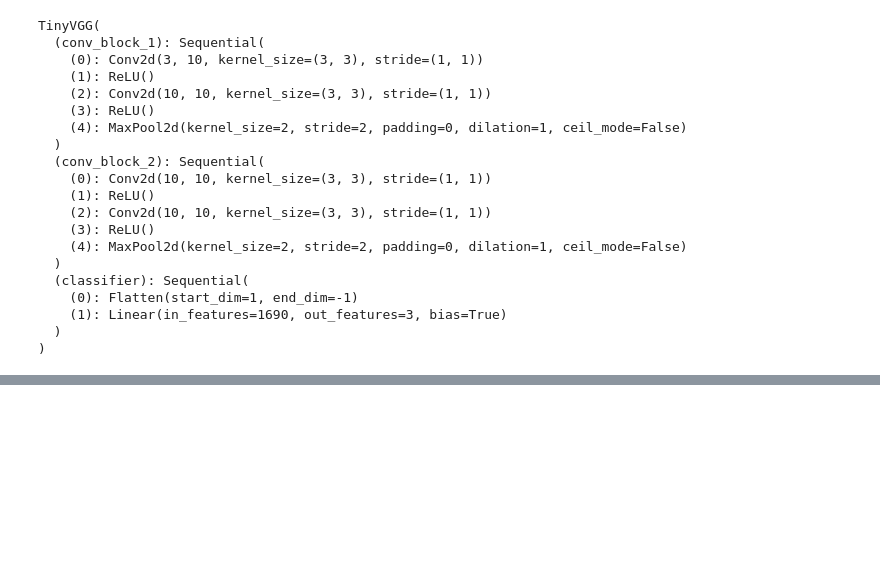
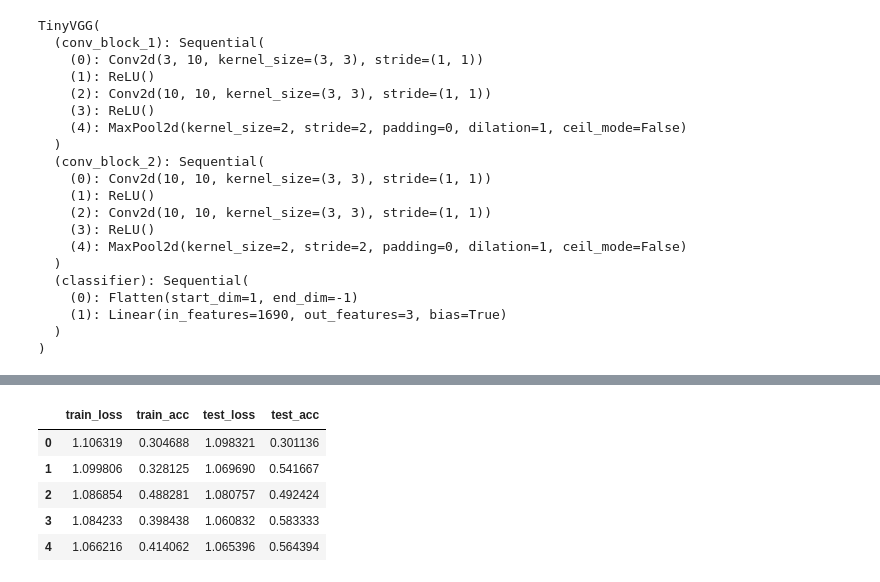
Before and after one commit to Alton01/food_classification_with_pytorch, a Jupyter notebook: 04_food_classification_pytorch.ipynb, the cells around one changed output, grey strips where cells are left out. Drawn from its saved outputs; the diff is of its cells as text; code cells hidden in the pictures; blank space fills up the shorter version.

```diff
--- a/04_food_classification_pytorch.ipynb
+++ b/04_food_classification_pytorch.ipynb
@@ -1008,0 +1018,14 @@ print(f"Total training time for model 1: {end_time-start_time:.3f} seconds")
+# %%
+import pandas as pd
+
+model_0_df = pd.DataFrame(model_0_results)
+model_1_df = pd.DataFrame(model_1_results)
+
+model_0_df
+# %% [output]
+|  | train_loss | train_acc | test_loss | test_acc |
+| 0 | 1.106319 | 0.304688 | 1.098321 | 0.301136 |
+| 1 | 1.099806 | 0.328125 | 1.069690 | 0.541667 |
+| 2 | 1.086854 | 0.488281 | 1.080757 | 0.492424 |
+| 3 | 1.084233 | 0.398438 | 1.060832 | 0.583333 |
+| 4 | 1.066216 | 0.414062 | 1.065396 | 0.564394 |
```
Also changed, not shown: parts of 6 cells of this notebook.
